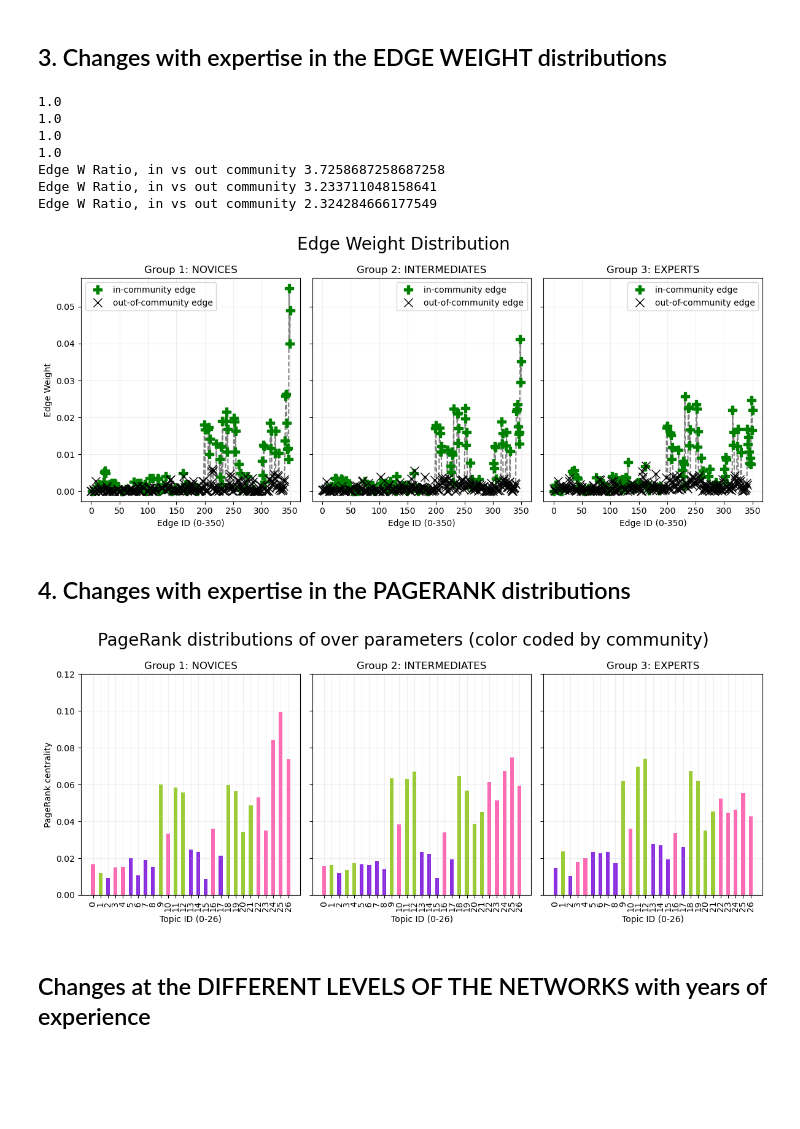
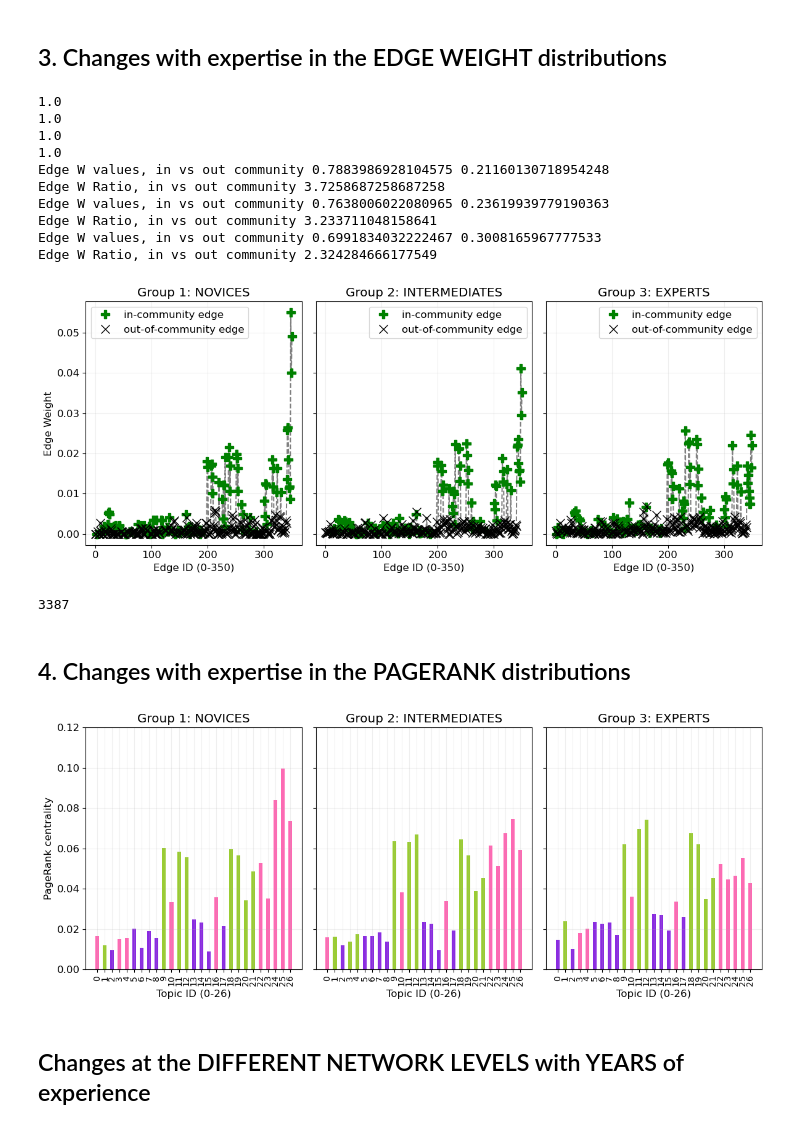
Before and after one commit to Roussel006/Expertise-in-Operating-Particle-Accelerators-through-Network-Models-of-Performance, a Jupyter notebook: Expertise_through_NLP_and_Network_models_from_operational_logs.ipynb, the cells around one changed output. Cells and saved outputs as stored; diff of their text form; code cells hidden in the pictures; blank space fills up the shorter version.

```diff
--- a/Expertise_through_NLP_and_Network_models_from_operational_logs.ipynb
+++ b/Expertise_through_NLP_and_Network_models_from_operational_logs.ipynb
@@ -78,6 +78,7 @@ import networkx as nx
 import matplotlib.pyplot as plt
 from mpl_toolkits.axes_grid1 import make_axes_locatable
 from mpl_toolkits.mplot3d import Axes3D
+plt.rcParams.update({'font.size': 12})
 
 # import seaborn as sns
 # sns.set_palette("colorblind")
@@ -93,7 +94,7 @@ from sklearn.preprocessing import normalize
 from sklearn.cluster import SpectralClustering
 from sklearn.metrics.cluster import adjusted_rand_score, adjusted_mutual_info_score
 
-import torch
+# import torch
 # from transformers import BertTokenizer, BertModel
 from sklearn.metrics.pairwise import cosine_similarity
 import warnings
@@ -491,7 +493,7 @@ def do_complete_network_analysis(sdf, set_min_number_of_words_required = 5, set_
 
         # plot everything
         if to_plot:
-            title_to_set = group_name + " (min_wr = %i, CS = %1.2f)"%(set_min_number_of_words_required, set_critical_similarity)
+            title_to_set = group_name # + " (min_wr = %i, CS = %1.2f)"%(set_min_number_of_words_required, set_critical_similarity)
             plot_network_measures(G_group, adj_matrix_group, title_to_set = title_to_set, to_savefig = to_savefig)
 
     return(tdf, G_list, A_list) # Other options for return: A_list, G_list, df_list
@@ -502,7 +504,7 @@ Constants across experiments: 10 word requirements, Cosine similarity Threshold
 # Please change the parameters HERE to play with different values.
 min_word_required = 10
 cosine_similarity_to_specify = 0.30
-tdf_10, G_list_10, A_list_10 = do_complete_network_analysis(sdf, set_min_number_of_words_required = min_word_required, set_critical_similarity = cosine_similarity_to_specify, to_plot = 0)
+tdf_10, G_list_10, A_list_10 = do_complete_network_analysis(sdf, set_min_number_of_words_required = min_word_required, set_critical_similarity = cosine_similarity_to_specify, to_plot = 1)
 # %% [output]
 # -------------------------> MINIMUM WORD REQUIREMENT <-----------------------
 min_number_of_words_required =  10
@@ -601,9 +616,13 @@ for i_group in range(1,4):
     ax_x.set_ylim([0., 500.])
     ax_x.set_title(group_names_list[i_group-1])
     # for y_value in [100, 200, 300]: ax_x.axhline(y = y_value, ls = "--")
+    ax_x.set_xlabel("Node or subtask IDs")
+ax[0].set_ylabel("Distance in embedding space")
 
 # plt.suptitle("Hiearchical Clustering using Dendrogram")
+# ax[1].xlabel ("Node or subtask IDs")
 plt.tight_layout()
+plt.savefig("Figs/Three_groups_hierarchical_structure.png", dpi = 600)
 plt.show()
 plt.close()
 # %% [output]
@@ -682,36 +701,45 @@ for i_group in range(1,4):
     n2_comms = xdf.n2.apply(lambda x: community_labels_for_nodes[x])
 
     xdf["is_in_community"] = (n1_comms == n2_comms)
 
     # xdf.loc[~xdf.is_in_community]
     ax_x.plot(xdf.index, xdf.edge_attributes, ls = "--", marker = ".", color = "grey")
     ax_x.plot(xdf.loc[xdf.is_in_community].index, xdf.loc[xdf.is_in_community].edge_attributes, ls = "", marker = "P", color = "green", ms = 10, label = "in-community edge")
     ax_x.plot(xdf.loc[~xdf.is_in_community].index, xdf.loc[~xdf.is_in_community].edge_attributes, ls = "", marker = "x", color = "black", ms = 10, label = "out-of-community edge")
     ax_x.grid(alpha = 0.5)
     # ax_x.set_ylim([0, 1.1])
     ax_x.legend()
     ax_x.set_xlabel("Edge ID (0-350)")
     if i_group == 1: ax_x.set_ylabel("Edge Weight")
     ax_x.grid(True, alpha = 0.2)
     ax_x.set_title(group_name_list[i_group-1])
     # print(np.max(xdf.edge_attributes))
+    print("Edge W values, in vs out community", xdf.loc[xdf.is_in_community].edge_attributes.sum(), xdf.loc[~xdf.is_in_community].edge_attributes.sum())
     print("Edge W Ratio, in vs out community", xdf.loc[xdf.is_in_community].edge_attributes.sum()/xdf.loc[~xdf.is_in_community].edge_attributes.sum())
 
 
-plt.suptitle("Edge Weight Distribution", fontsize = 20)
+# plt.suptitle("Edge Weight Distributions", fontsize = 20)
 plt.tight_layout()
-# plt.savefig("Figs/Allgroups_Edge_attributes.png", dpi = 300)
+plt.savefig("Figs/three_groups_Edge_weights.png", dpi = 300)
 plt.show()
 plt.close()
 # %% [output]
 1.0
 1.0
 1.0
 1.0
+Edge W values, in vs out community 0.7883986928104575 0.21160130718954248
 Edge W Ratio, in vs out community 3.7258687258687258
+Edge W values, in vs out community 0.7638006022080965 0.23619939779190363
 Edge W Ratio, in vs out community 3.233711048158641
+Edge W values, in vs out community 0.6991834032222467 0.3008165967777533
 Edge W Ratio, in vs out community 2.324284666177549
-[figure, old version]
+[figure, new version]
+# %%
+# edge_attributes_all_groups_as_list[3]
+np.sum(detailed_tuning_text.all_text_in_words.apply(len))
+# %% [output]
+3387
 # %% [markdown]
 ## 4. Changes with expertise in the PAGERANK distributions
 # %%
@@ -743,18 +771,18 @@ for i_group in range(1, 4):
     labels, values = zip(*dict(to_plot).items())
     indices = labels
     ax_x.bar(indices, values, bar_width, color = modified_color_list_for_pagerank)
-    ax_x.set_xticks(indices, labels, rotation = 90)
+    ax_x.set_xticks(indices, labels, rotation = 90, fontsize = 10)
     ax_x.set_xlabel("Topic ID (0-26)")
     if i_group == 1: ax_x.set_ylabel("PageRank centrality")
     ax_x.grid(True, alpha = 0.2)
     ax_x.set_ylim([0, 0.12])
     ax_x.set_title(group_name_list[i_group-1])
-plt.suptitle("PageRank distributions of over parameters (color coded by community)", fontsize = 20)
+# plt.suptitle("PageRank distributions of over parameters (color coded by community)", fontsize = 20)
 plt.tight_layout()
-# plt.savefig("Figs/Allgroups_PageRanks.png", dpi = 300)
+plt.savefig("Figs/three_groups_PageRanks.png", dpi = 300)
 plt.show()
 plt.close()
 # %% [output]
-[figure, old version]
+[figure, new version]
 # %% [markdown]
-## Changes at the DIFFERENT LEVELS OF THE NETWORKS with years of experience
+## Changes at the DIFFERENT NETWORK LEVELS with YEARS of experience
```
Also changed, not shown: parts of 22 cells of this notebook, 1 other file.
